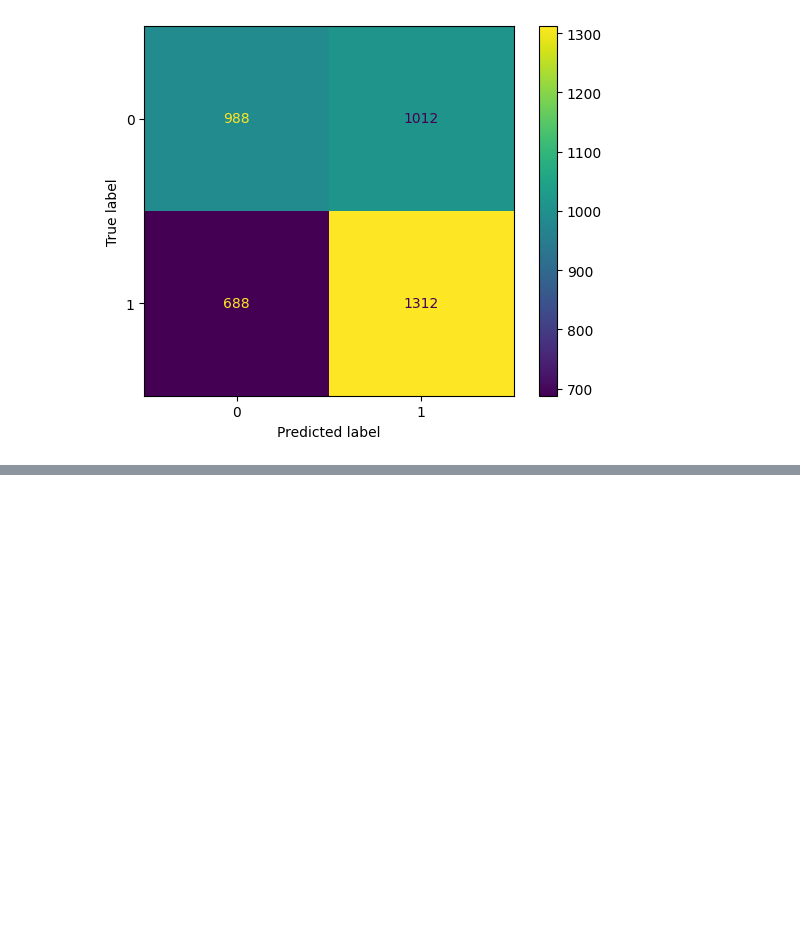
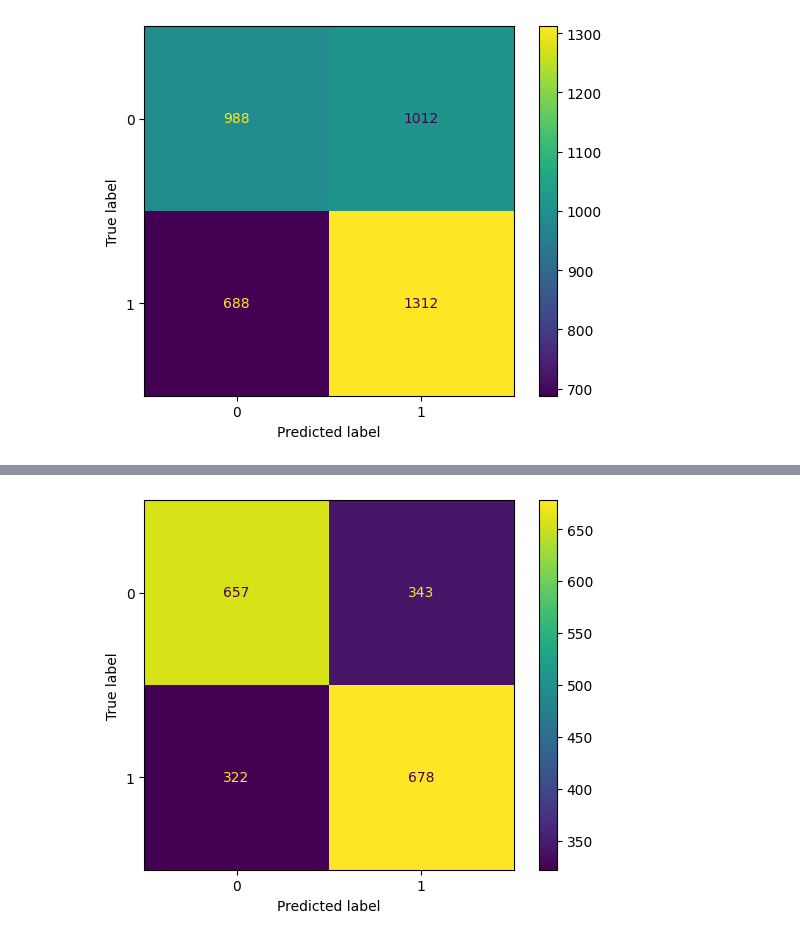
Before and after one commit to amadousysada/Sentiment-Analysis, a Jupyter notebook: notebooks/p7_02_modelisation.ipynb, the cells around one changed output, grey strips where cells are left out. Saved outputs shown, nothing was run; the diff lists cells and outputs as text; code cells hidden in the pictures; blank space fills up the shorter version.

```diff
--- a/notebooks/p7_02_modelisation.ipynb
+++ b/notebooks/p7_02_modelisation.ipynb
@@ -1105,0 +1137,11 @@ final_model.save(os.path.join(path, "final_model.keras"))
+# %%
+def build_model_bert(dropout_rate=0.5, dense_units=32):
+  model = Sequential()
+  model.add(Input(shape=(768,)))
+  model.add(Dense(128, activation='relu')),
+  model.add(Dropout(dropout_rate))
+  model.add(Dense(dense_units, activation='relu'))
+  model.add(Dense(1, activation='sigmoid'))
+
+  model.compile(loss='binary_crossentropy', optimizer='adam', metrics=['accuracy', 'auc', 'precision', 'recall'])
+  return model
@@ -1105,0 +1213,4 @@ final_model.save(os.path.join(path, "final_model.keras"))
+# %%
+y_preds_prob = bert_model.predict(x_test)
+y_preds = np.where(y_preds_prob > 0.5, 1, 0)
+print(classification_report(y_test, y_preds))
@@ -1105,0 +1227,5 @@ final_model.save(os.path.join(path, "final_model.keras"))
+# %%
+ConfusionMatrixDisplay.from_predictions(y_pred=y_preds, y_true=y_test)
+plt.show()
+# %% [output]
+[figure, added]
```
Also changed, not shown: parts of 15 cells of this notebook.
